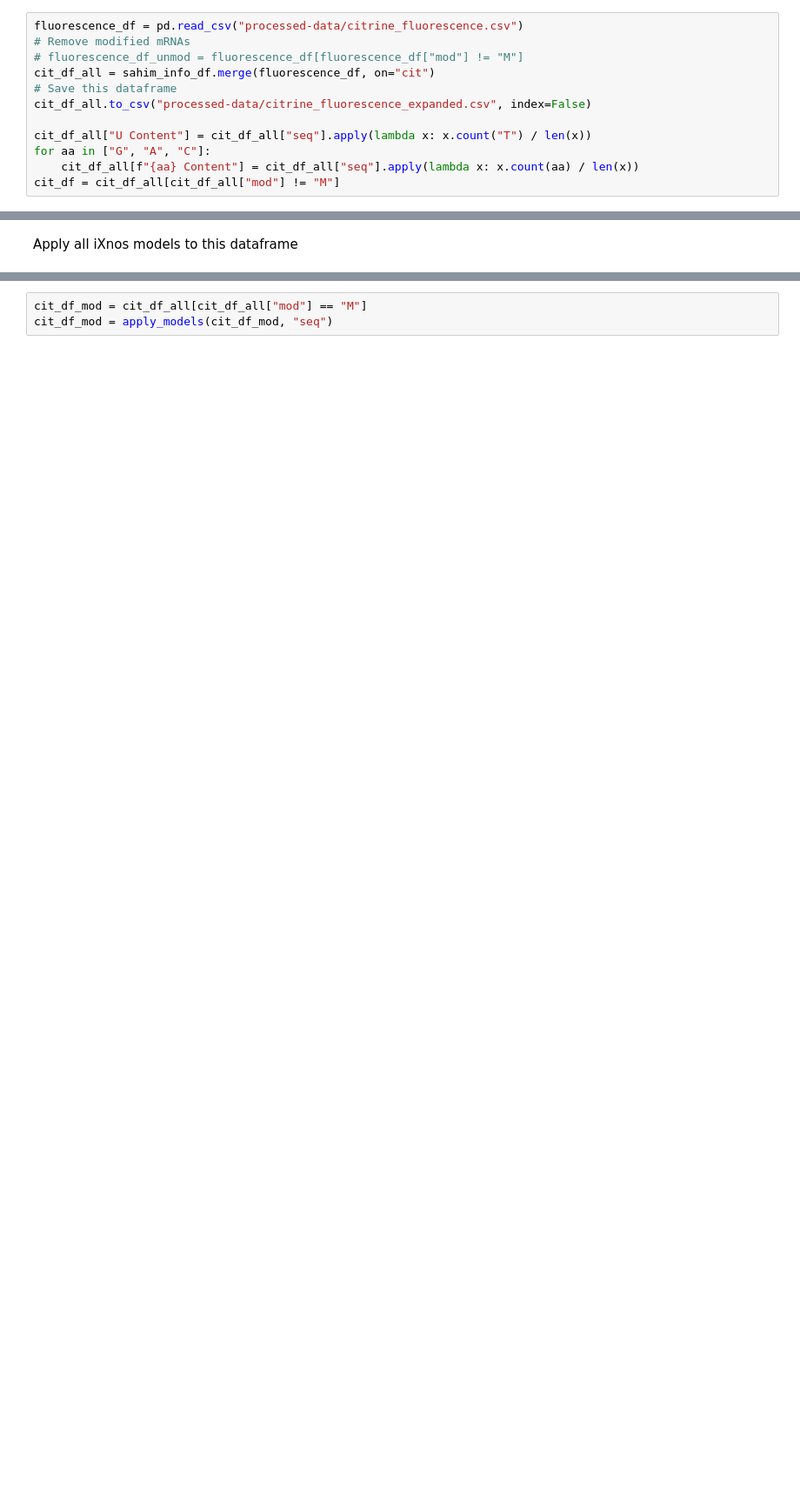
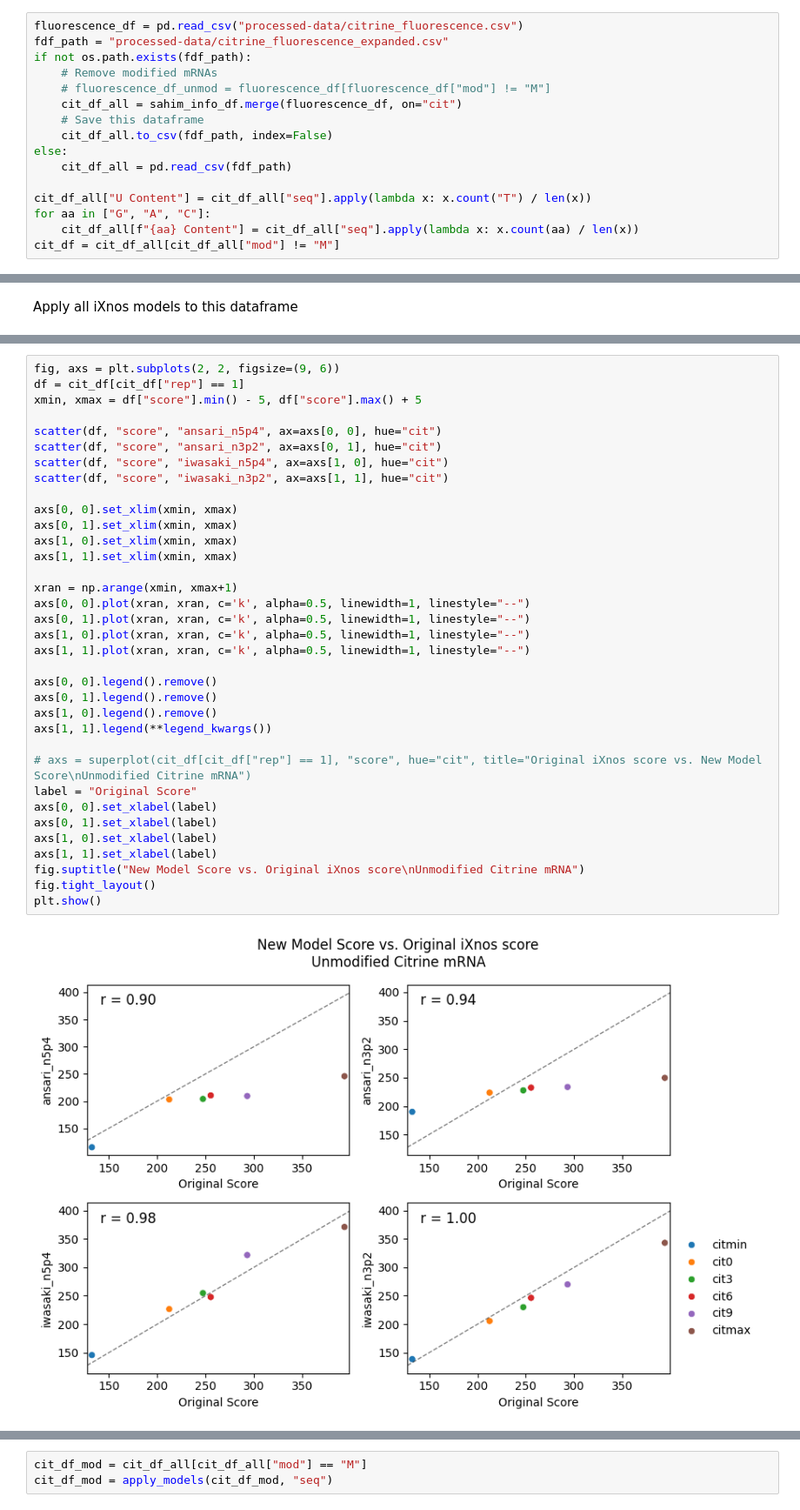
Before and after one commit to jedsurf/lareau-rotation, a Jupyter notebook: notebooks/250131_fluorescence_data.ipynb, the cells around one changed output, grey strips where cells are left out. Shown at 87% size. Cells and saved outputs as stored; diff of their text form; blank space fills up the shorter version.

```diff
--- a/notebooks/250131_fluorescence_data.ipynb
+++ b/notebooks/250131_fluorescence_data.ipynb
@@ -206,11 +206,15 @@ sahim_info = {
 sahim_info_df = pd.DataFrame(sahim_info).T.reset_index(names="cit")
 # %%
 fluorescence_df = pd.read_csv("processed-data/citrine_fluorescence.csv")
-# Remove modified mRNAs
-# fluorescence_df_unmod = fluorescence_df[fluorescence_df["mod"] != "M"]
-cit_df_all = sahim_info_df.merge(fluorescence_df, on="cit")
-# Save this dataframe
-cit_df_all.to_csv("processed-data/citrine_fluorescence_expanded.csv", index=False)
+fdf_path = "processed-data/citrine_fluorescence_expanded.csv"
+if not os.path.exists(fdf_path):
+    # Remove modified mRNAs
+    # fluorescence_df_unmod = fluorescence_df[fluorescence_df["mod"] != "M"]
+    cit_df_all = sahim_info_df.merge(fluorescence_df, on="cit")
+    # Save this dataframe
+    cit_df_all.to_csv(fdf_path, index=False)
+else:
+    cit_df_all = pd.read_csv(fdf_path)
 
 cit_df_all["U Content"] = cit_df_all["seq"].apply(lambda x: x.count("T") / len(x))
 for aa in ["G", "A", "C"]:
@@ -293,3 +297,40 @@ axs[1, 1].set_ylim(0, 1900)
 plt.show()
 # %% [output]
 [figure]
+# %%
+fig, axs = plt.subplots(2, 2, figsize=(9, 6))
+df = cit_df[cit_df["rep"] == 1]
+xmin, xmax = df["score"].min() - 5, df["score"].max() + 5
+
+scatter(df, "score", "ansari_n5p4", ax=axs[0, 0], hue="cit")
+scatter(df, "score", "ansari_n3p2", ax=axs[0, 1], hue="cit")
+scatter(df, "score", "iwasaki_n5p4", ax=axs[1, 0], hue="cit")
+scatter(df, "score", "iwasaki_n3p2", ax=axs[1, 1], hue="cit")
+
+axs[0, 0].set_xlim(xmin, xmax)
+axs[0, 1].set_xlim(xmin, xmax)
+axs[1, 0].set_xlim(xmin, xmax)
+axs[1, 1].set_xlim(xmin, xmax)
+
+xran = np.arange(xmin, xmax+1)
+axs[0, 0].plot(xran, xran, c='k', alpha=0.5, linewidth=1, linestyle="--")
+axs[0, 1].plot(xran, xran, c='k', alpha=0.5, linewidth=1, linestyle="--")
+axs[1, 0].plot(xran, xran, c='k', alpha=0.5, linewidth=1, linestyle="--")
+axs[1, 1].plot(xran, xran, c='k', alpha=0.5, linewidth=1, linestyle="--")
+
+axs[0, 0].legend().remove()
+axs[0, 1].legend().remove()
+axs[1, 0].legend().remove()
+axs[1, 1].legend(**legend_kwargs())
+
+# axs = superplot(cit_df[cit_df["rep"] == 1], "score", hue="cit", title="Original iXnos score vs. New Model Score\nUnmodified Citrine mRNA")
+label = "Original Score"
+axs[0, 0].set_xlabel(label)
+axs[0, 1].set_xlabel(label)
+axs[1, 0].set_xlabel(label)
+axs[1, 1].set_xlabel(label)
+fig.suptitle("New Model Score vs. Original iXnos score\nUnmodified Citrine mRNA")
+fig.tight_layout()
+plt.show()
+# %% [output]
+[figure, added]
```
Also changed, not shown: parts of 3 cells of this notebook, 7 other files.
